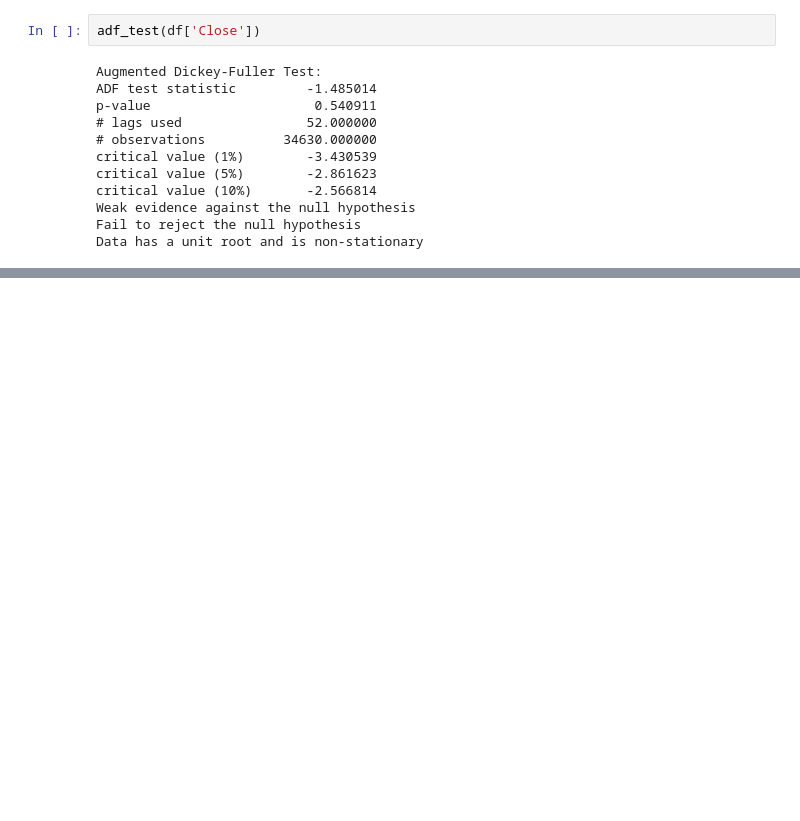
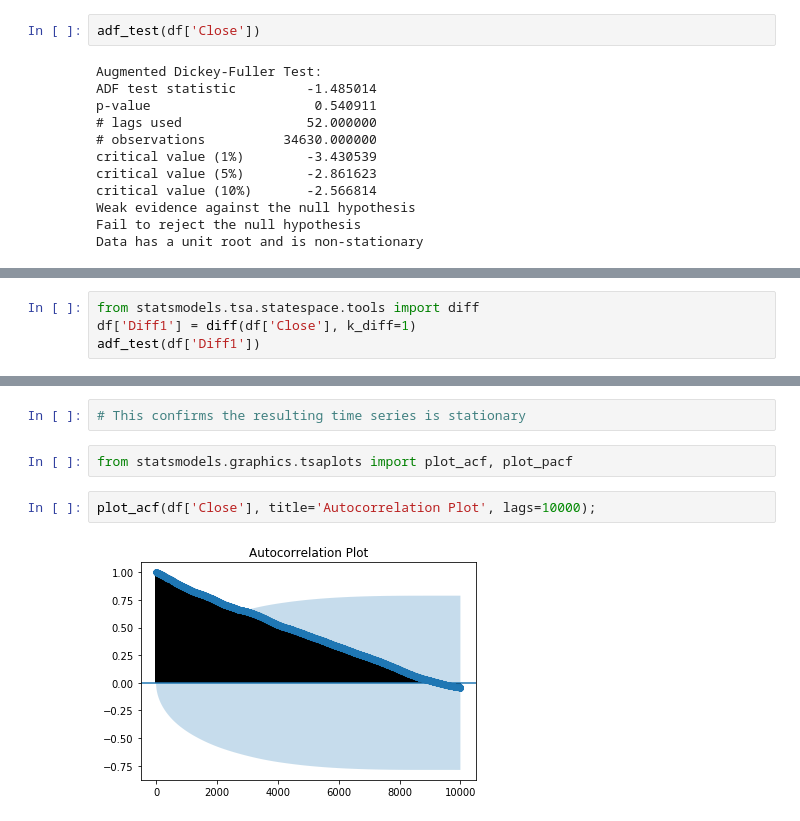
Before and after one commit to legomydiego/Thinkful-Final-Capstone, a Jupyter notebook: Final Capstone.ipynb, the cells around one changed output, grey strips where cells are left out. Drawn from its saved outputs; the diff is of its cells as text; blank space fills up the shorter version.

```diff
--- a/Final Capstone.ipynb
+++ b/Final Capstone.ipynb
@@ -244,0 +311,4 @@ Data has a unit root and is non-stationary
+# %%
+from statsmodels.tsa.statespace.tools import diff
+df['Diff1'] = diff(df['Close'], k_diff=1)
+adf_test(df['Diff1'])
@@ -244,0 +327,8 @@ Data has a unit root and is non-stationary
+# %%
+# This confirms the resulting time series is stationary
+# %%
+from statsmodels.graphics.tsaplots import plot_acf, plot_pacf
+# %%
+plot_acf(df['Close'], title='Autocorrelation Plot', lags=10000);
+# %% [output]
+[figure, added]
```
Also changed, not shown: parts of 21 cells of this notebook.
